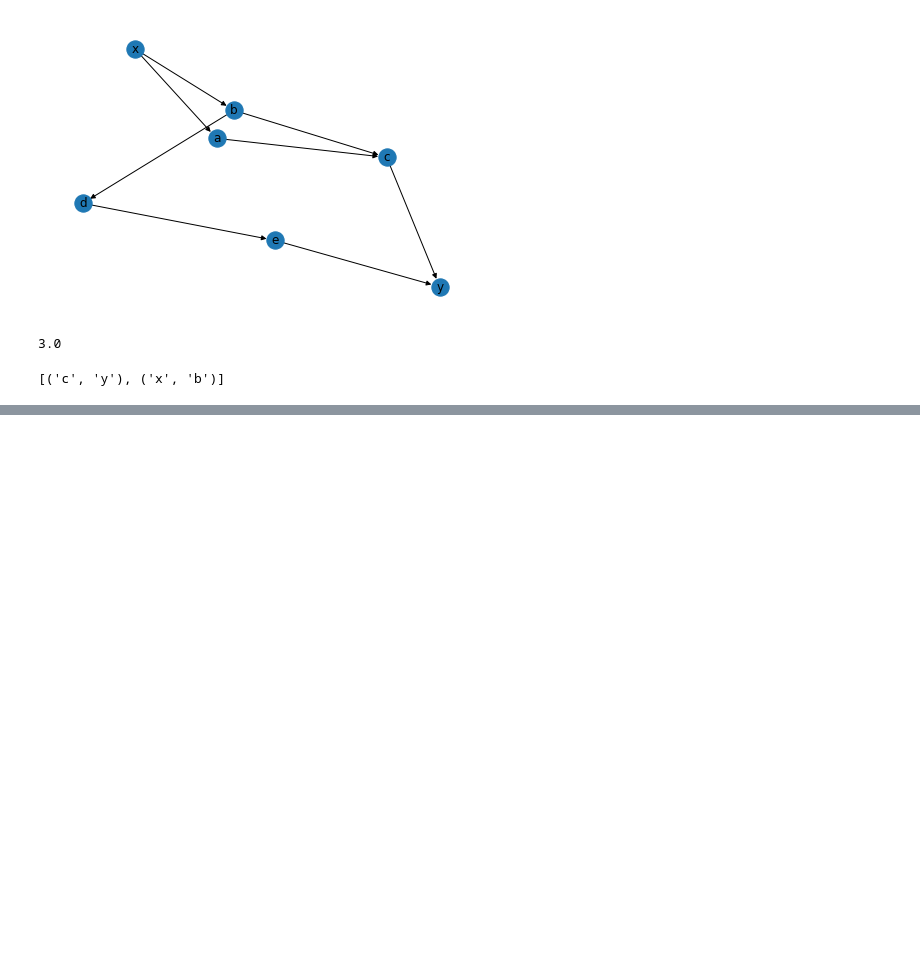
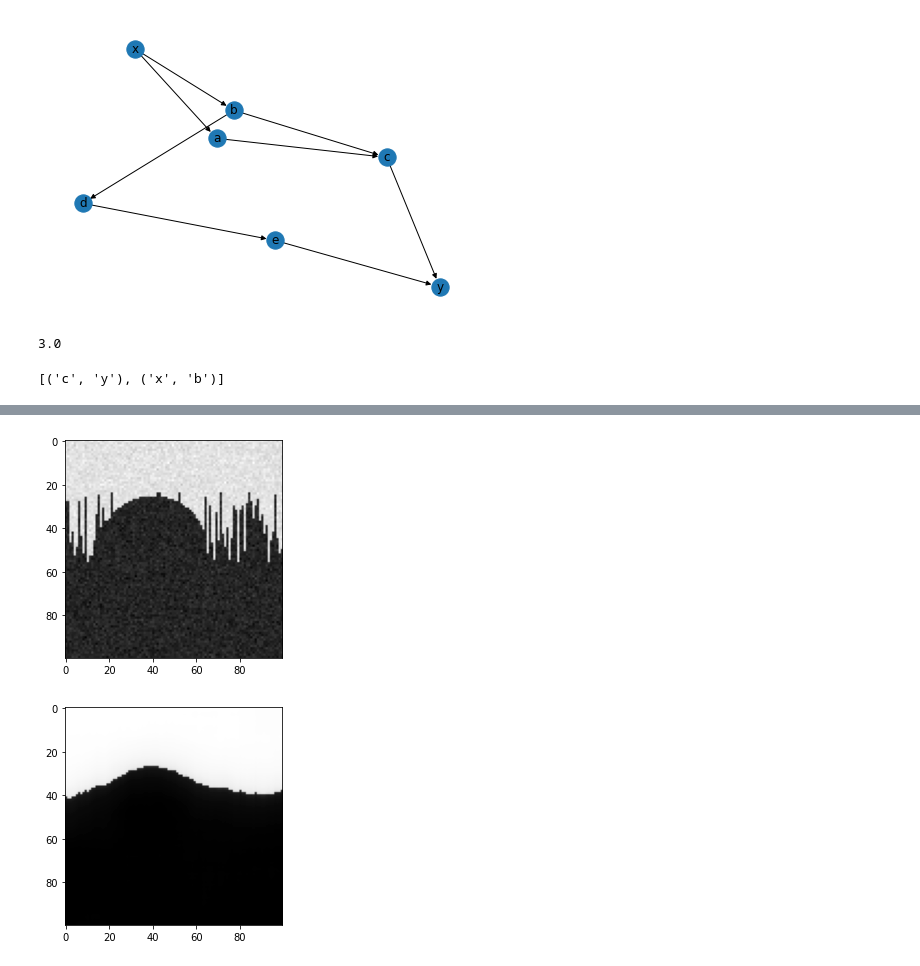
Before and after one commit to namhoangle/quantum-graph, a Jupyter notebook: qaoa.ipynb, the cells around one changed output, grey strips where cells are left out. Drawn from its saved outputs; the diff is of its cells as text; code cells hidden in the pictures; blank space fills up the shorter version.

```diff
--- a/qaoa.ipynb
+++ b/qaoa.ipynb
@@ -282,0 +549,20 @@ print(sorted(cutset))
+# %%
+size = [5, 3]
+
+
+for i in range(size[0]):
+    for j in range(size[1]):
+        G.add_edge((i, j), (i, j + 1), capacity=terminal_weight[i][j])
+        G.add_edge((i, j), (i + 1, j), capacity=terminal_weight[i][j])
+        G.add_edge((i, j), (i, j - 1), capacity=terminal_weight[i][j])
+        G.add_edge((i, j), (i - 1, j), capacity=terminal_weight[i][j])
+
+G.add_edge("x", "a", capacity=3.0)
+G.add_edge("x", "b", capacity=1.0)
+G.add_edge("a", "c", capacity=3.0)
+G.add_edge("b", "c", capacity=5.0)
+G.add_edge("b", "d", capacity=4.0)
+G.add_edge("d", "e", capacity=2.0)
+G.add_edge("c", "y", capacity=2.0)
+G.add_edge("e", "y", capacity=3.0)
+nx.draw(G, with_labels=True)
@@ -282,0 +600,59 @@ print(sorted(cutset))
+# %%
+import numpy as np
+import random
+import matplotlib.pyplot as plt
+
+size = 100
+starting_boundary = 0.4
+radius = size/4
+offset = 10
+c = 0.5
+smoothness = int(size/6)
+
+
+img = np.zeros((size, size))
+
+# Define the boundary between the object and the background
+y = int(size*starting_boundary)
+
+# random generate list of y that varies within y +/- smoothness
+y_list = [random.randint(y-smoothness, y+smoothness) for i in range(size)]
+
+# Fill the object region with random intensities
+for i in range(size):
+    for j in range(y_list[i], size):
+        img[j, i] = random.uniform(0+offset, 1+offset)
+
+# Fill the background region with random intensities
+# for i in range(size):
+#     for j in range(0, y):
+#         img[j, i] = random.uniform(0, 1)
+
+# Add a round shape whose center in the middle of the image starting_boundary*size and radius is 0.2*size
+for i in range(size):
+    for j in range(size):
+        if (i-size*starting_boundary)**2 + (j-size/2)**2 < radius**2:
+            img[j, i] = random.uniform(0+offset, 1+offset)
+
+
+# Add random noise to the image
+noise = np.random.normal(0, c, (size, size))
+img = img + noise
+
+
+
+# show s as image using matplotlib
+plt.imshow(img, cmap='binary')
+plt.show()
+
+# denoise the image using median filter
+from scipy import ndimage
+import matplotlib.pyplot as plt
+
+# Apply the median filter
+im_med = ndimage.median_filter(img, size=int(size/3))
+plt.imshow(im_med, cmap='binary')
+plt.show()
+# %% [output]
+[figure, added]
+[figure, added]
```
Also changed, not shown: parts of 39 cells of this notebook, 5 other files.
